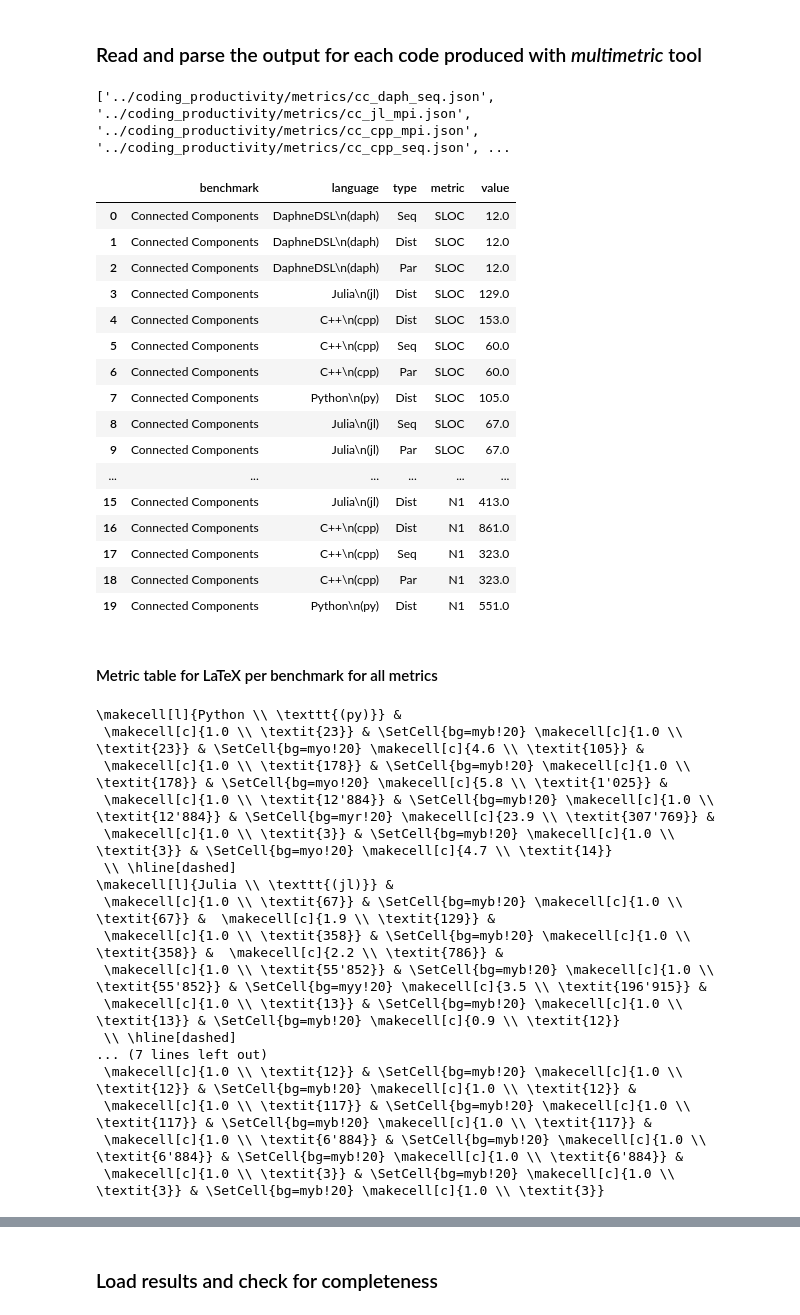
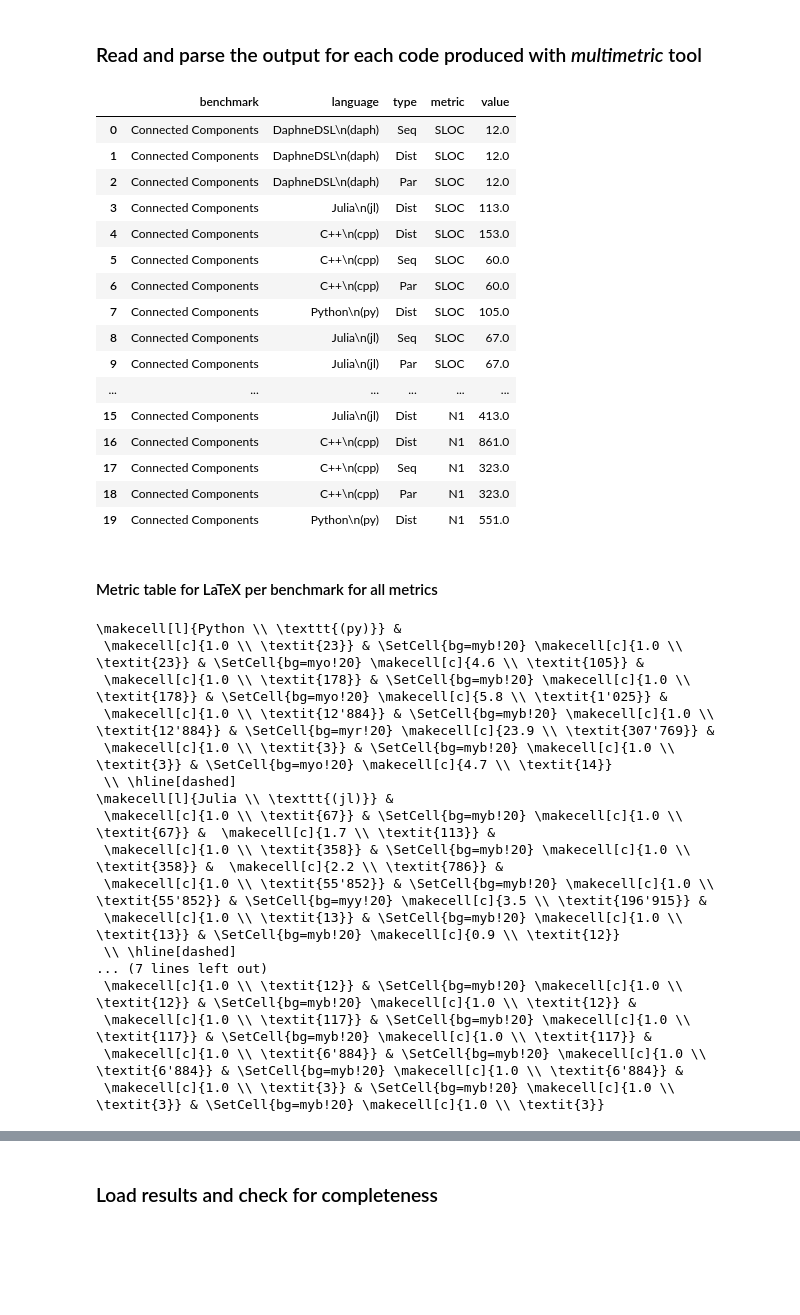
Before and after one commit to unibas-dmi-hpc/daphnescale, a Jupyter notebook: plots/plots.ipynb, the cells around one changed output, grey strips where cells are left out. Cells and saved outputs as stored; diff of their text form; code cells hidden in the pictures; blank space fills up the shorter version.

```diff
--- a/plots/plots.ipynb
+++ b/plots/plots.ipynb
@@ -227,7 +220,9 @@ path_json = '../coding_productivity/metrics/'
 # file name to text mapper
 mapper = {
     'cc': 'Connected Components',
-    'nbody': 'N-Body',
+    'nbody': 'N-Body Simulation',
+    'ms': 'Merge Sort',
+    'pi': 'Pi Approximation',
     'cpp': 'C++\n(cpp)',
     'jl': 'Julia\n(jl)',
     'py': 'Python\n(py)',
@@ -244,7 +239,6 @@ all_files = glob.glob(os.path.join(path_json,'*.json'))
 
 # read all JSON files and combine them into a single DataFrame
 df_list = []
-print(all_files)
 for filepath in all_files:
 
     filename = os.path.basename(filepath)  # Get the filename from the full path
@@ -322,35 +316,34 @@ for filepath in all_files:
     else:
         # if the algorithms has no sequential implementation, add seq for it
         if algo in only_seq and typ == 'Seq':
             # create a copy of the DataFrame
             df_par = df.copy()
             # change the type to 'Seq'
             df_par['type'] = 'Par'
             # append the new DataFrame to the list
             df_list.append(df_par)
         else:
             continue
 
 df_wide = pd.concat(df_list, axis=0, ignore_index=True)
 
 # make it a tidy DataFrame
 df_long = pd.melt(
     df_wide,
     id_vars=['benchmark', 'language', 'type'],  # keep these as identifiers
     value_vars=['SLOC', 'N1', 'N2', 'TOC', 'n1', 'n2', 'EFF', 'CCN'],  # metrics to melt
     var_name='metric',
     value_name='value'
 )
 
 # show
 df_long.head(20)
 # %% [output]
-['../coding_productivity/metrics/cc_daph_seq.json', '../coding_productivity/metrics/cc_jl_mpi.json', '../coding_productivity/metrics/cc_cpp_mpi.json', '../coding_productivity/metrics/cc_cpp_seq.json', ...
 |  | benchmark | language | type | metric | value |
 | 0 | Connected Components | DaphneDSL\n(daph) | Seq | SLOC | 12.0 |
 | 1 | Connected Components | DaphneDSL\n(daph) | Dist | SLOC | 12.0 |
 | 2 | Connected Components | DaphneDSL\n(daph) | Par | SLOC | 12.0 |
-| 3 | Connected Components | Julia\n(jl) | Dist | SLOC | 129.0 |
+| 3 | Connected Components | Julia\n(jl) | Dist | SLOC | 113.0 |
 | 4 | Connected Components | C++\n(cpp) | Dist | SLOC | 153.0 |
 | 5 | Connected Components | C++\n(cpp) | Seq | SLOC | 60.0 |
 | 6 | Connected Components | C++\n(cpp) | Par | SLOC | 60.0 |
@@ -380,15 +373,7 @@ df = df_long.copy()
 df = df[df['benchmark'] == 'Connected Components']
 
 # text_to_add
-text_mapper_cc = {
-    'cpp' : ['C++', 'cpp', ['Eigen']],
-    'py' : ['Python', 'py', ['Numpy, Scipy']],
-    'jl' : ['Julia', 'jl', ['MatrixMarket']],
-    'daph' : ['DaphneDSL', 'daph', ['$\emptyset$']]
-}
-
-# text_to_add
-text_mapper_pr = {
+text_mapper = {
     'cpp' : ['C++', 'cpp', ['Eigen']],
     'py' : ['Python', 'py', ['Numpy, Scipy']],
     'jl' : ['Julia', 'jl', ['MatrixMarket']],
@@ -402,9 +387,6 @@ cell_colors = {
     'medium': '\\SetCell{bg=myo!20}',
     'low': '\\SetCell{bg=myr!20}',
 }
-
-# select text mapper based on benchmark
-text_mapper = text_mapper_cc if 'Connected Components' in df['benchmark'].values else text_mapper_pr
 
 # loop over each language to create each row
 table_lines = []
@@ -462,7 +444,7 @@ print('\n \\\\ \\hline[dashed]\n'.join(table_lines))
  \makecell[c]{1.0 \\ \textit{3}} & \SetCell{bg=myb!20} \makecell[c]{1.0 \\ \textit{3}} & \SetCell{bg=myo!20} \makecell[c]{4.7 \\ \textit{14}}
  \\ \hline[dashed]
 \makecell[l]{Julia \\ \texttt{(jl)}} &
- \makecell[c]{1.0 \\ \textit{67}} & \SetCell{bg=myb!20} \makecell[c]{1.0 \\ \textit{67}} &  \makecell[c]{1.9 \\ \textit{129}} &
+ \makecell[c]{1.0 \\ \textit{67}} & \SetCell{bg=myb!20} \makecell[c]{1.0 \\ \textit{67}} &  \makecell[c]{1.7 \\ \textit{113}} &
  \makecell[c]{1.0 \\ \textit{358}} & \SetCell{bg=myb!20} \makecell[c]{1.0 \\ \textit{358}} &  \makecell[c]{2.2 \\ \textit{786}} &
  \makecell[c]{1.0 \\ \textit{55'852}} & \SetCell{bg=myb!20} \makecell[c]{1.0 \\ \textit{55'852}} & \SetCell{bg=myy!20} \makecell[c]{3.5 \\ \textit{196'915}} &
  \makecell[c]{1.0 \\ \textit{13}} & \SetCell{bg=myb!20} \makecell[c]{1.0 \\ \textit{13}} & \SetCell{bg=myb!20} \makecell[c]{0.9 \\ \textit{12}}
```
Also changed, not shown: parts of 20 cells of this notebook, 7 other files.
